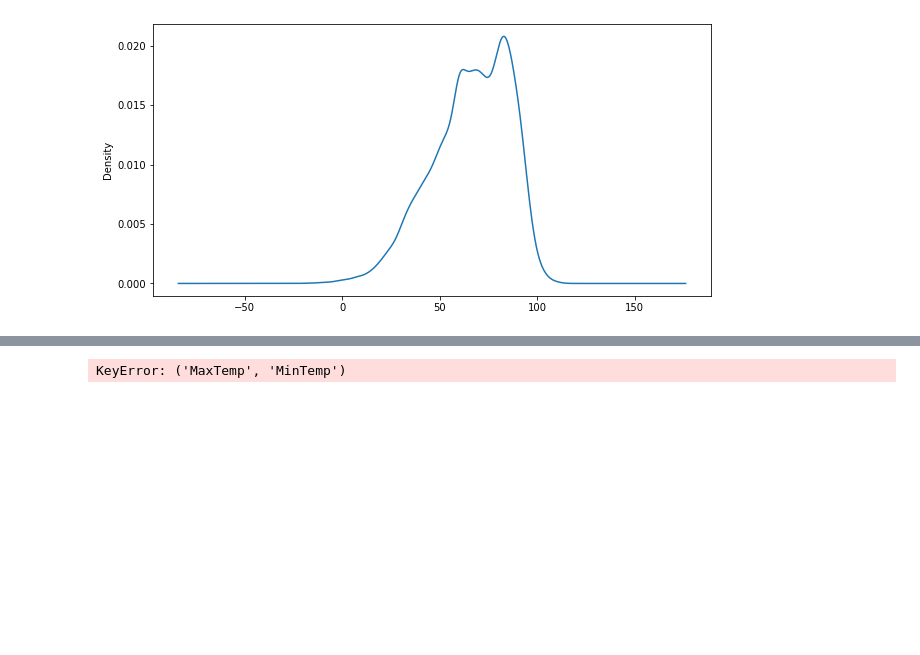
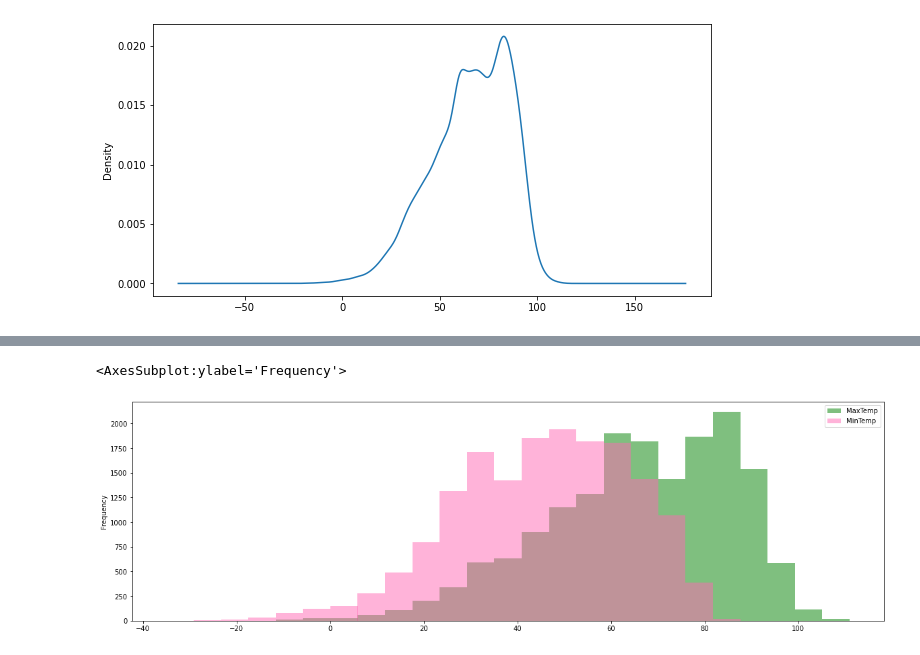
Before and after one commit to shubhi021/python-data-science, a Jupyter notebook: data science/data_analysis1.ipynb, the cells around one changed output, grey strips where cells are left out. Drawn from its saved outputs; the diff is of its cells as text; code cells hidden in the pictures; blank space fills up the shorter version.

```diff
--- a/data science/data_analysis1.ipynb
+++ b/data science/data_analysis1.ipynb
@@ -338,4 +338,5 @@ weather['MaxTemp'].plot(figsize=(20,6),kind='hist',color='green',alpha=.5)#alpha
 # %%
-weather['MaxTemp','MinTemp'].plot(figsize=(20,6),kind='hist',color=['green','hotpink'],bnis=25,alpha=.5)
+weather[['MaxTemp','MinTemp']].plot(figsize=(20,6),kind='hist',color=['green','hotpink'],bins=25,alpha=.5)
 # %% [output]
-KeyError: ('MaxTemp', 'MinTemp')
+<AxesSubplot:ylabel='Frequency'>
+[figure, added]
```
Also changed, not shown: parts of 3 cells of this notebook.
